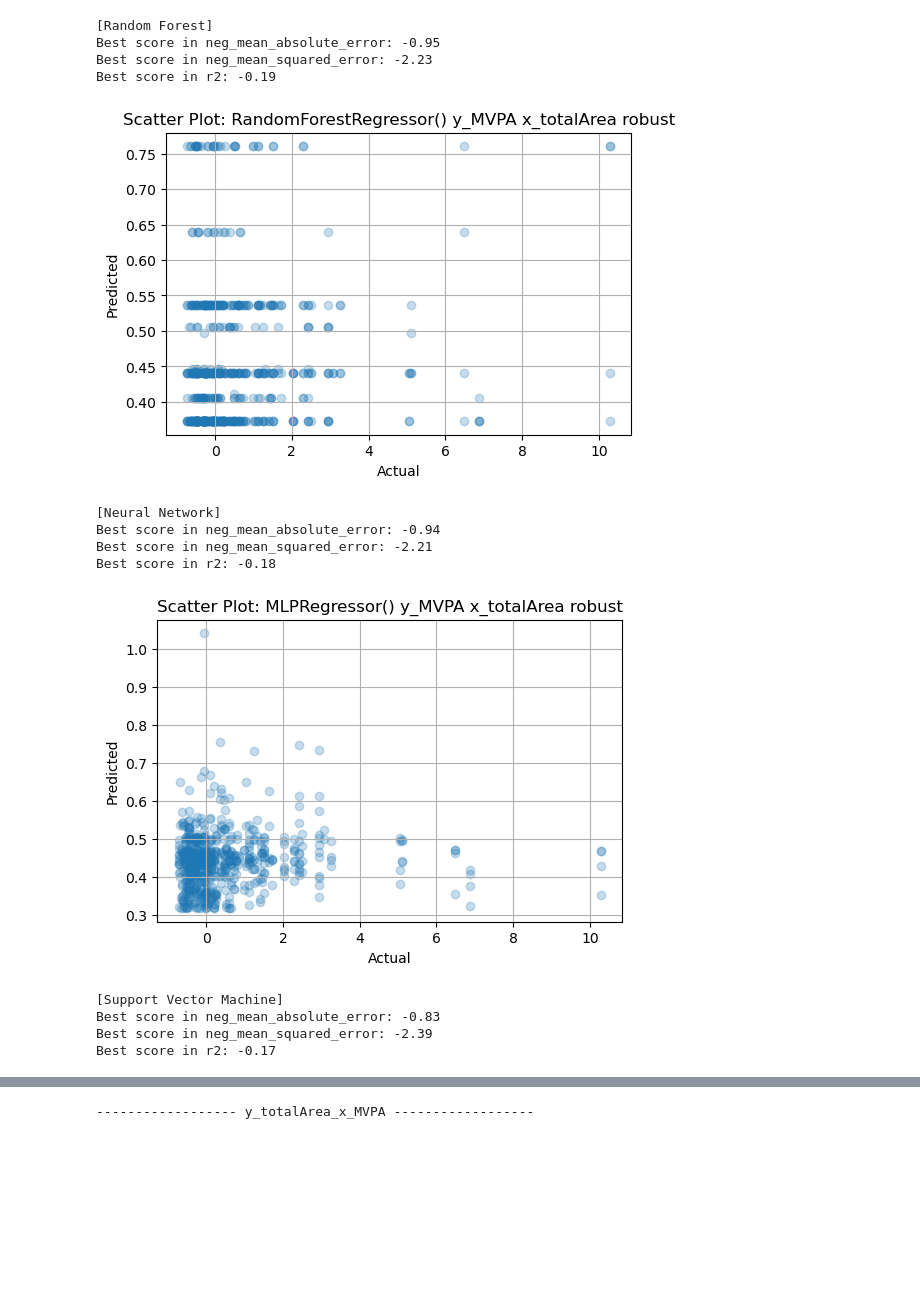
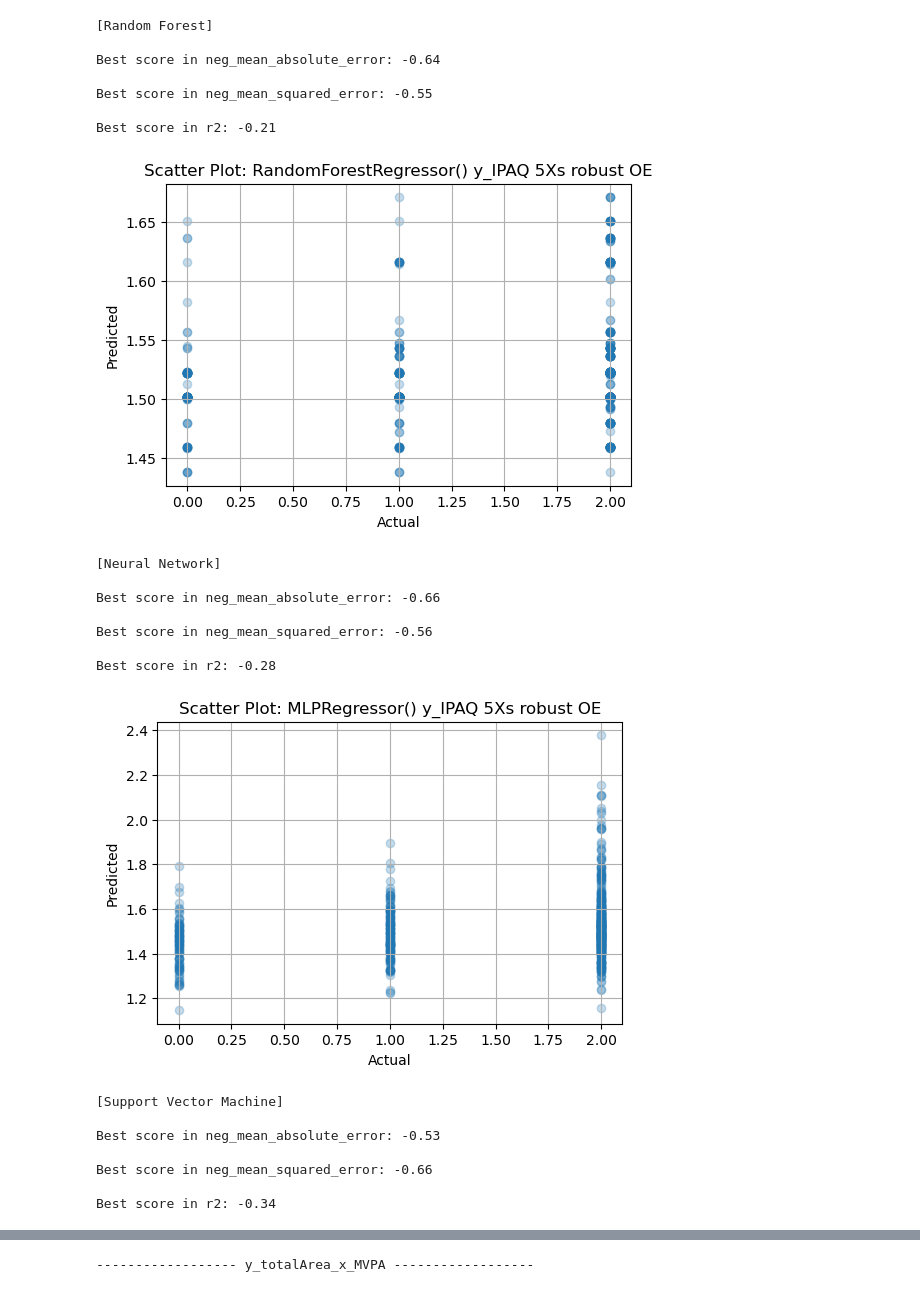
Before and after one commit to chengmeowz/project-posture, a Jupyter notebook: code/learning.ipynb, the cells around one changed output, grey strips where cells are left out. Saved outputs shown, nothing was run; the diff lists cells and outputs as text; code cells hidden in the pictures; blank space fills up the shorter version.

Commit message:
learning update_OE

```diff
--- a/code/learning.ipynb
+++ b/code/learning.ipynb
@@ -188,7 +188,7 @@ class learning(object):
             sorted(y)
 
             plt.figure(dpi=100)
-            plt.title("Scatter Plot: %s %s %s %s" %(self.algorithm(),i_,j_,k_))
+            plt.title("Scatter Plot: %s %s %s %s OE" %(self.algorithm(),i_,j_,k_))
             plt.scatter(x=y, y=yhat, alpha=0.25)
             plt.xlabel('Actual')
             plt.ylabel('Predicted')
@@ -197,7 +197,7 @@ class learning(object):
 #             plt.xlim(xmin=-0.5, xmax=1.5) #for smaller scale in x axis, aka cut the graph
 #             plt.ylim(ymin=-0.5, ymax=1.5) #for smaller scale in y axis, aka cut the graph
             plt.grid(True)
-            plt.savefig(path_project+self.savefile+'/scatter_%s_%s_%s_%s.png' %(self.algorithm(),i_,j_,k_))
+            plt.savefig(path_project+self.savefile+'/scatter_%s_%s_%s_%s_OE.png' %(self.algorithm(),i_,j_,k_))
             plt.show()
 
     '''
@@ -230,16 +230,16 @@ if __name__ == '__main__':
                 'rf': 'Random Forest',
                 'ab': 'AdaBoost',}
     rules = ['neg_mean_absolute_error', 'neg_mean_squared_error', 'r2'] # ['neg_mean_absolute_error', 'neg_mean_squared_error', 'r2']
-    scaler_lists = ['/standardScaler', '/minMaxScaler', '/robustScaler']
+    scaler_lists = ['/robustScaler'] #['/standardScaler', '/minMaxScaler', '/robustScaler']
 #     ns = '/noScaler'
 #     noScaler_lists = [ns+'/standardScaler', ns+'/minMaxScaler', ns+'/robustScaler']
 
     # y_IPAQ w/ 3 Scalers
     for scaler_list in scaler_lists:
-        txt = path_project + scaler_list + scaler_list + '.txt'
+        txt = path_project + scaler_list + scaler_list + '_OE5_r.txt'
         f1 = open(txt, 'a')
         loadfile = scaler_list + scaler_list + '.xlsx'
-        savefiles = [scaler_list+'/y_IPAQ_x_totalArea', scaler_list+'/y_IPAQ']
+        savefiles = [scaler_list+'/y_IPAQ']
 
         for savefile in savefiles:
             print("\n------ %s ------" %savefile)
@@ -256,25 +256,25 @@ if __name__ == '__main__':
 
         f1.close()
 
-    # y_totalArea
-    for scaler_list in scaler_lists:
-        txt = path_project + scaler_list + scaler_list + '_y_totalArea.txt'
-        f1 = open(txt, 'a')
-        loadfile = scaler_list + scaler_list + '.xlsx'
-        savefiles = [scaler_list+'/y_totalArea_x_MVPA', scaler_list+'/y_totalArea_x_IPAQ', scaler_list+'/y_totalArea']
+     # y_totalArea
+#     for scaler_list in scaler_lists:
+#         txt = path_project + scaler_list + scaler_list + '_y_totalArea.txt'
+#         f1 = open(txt, 'a')
+#         loadfile = scaler_list + scaler_list + '.xlsx'
+#         savefiles = [scaler_list+'/y_totalArea_x_MVPA', scaler_list+'/y_totalArea_x_IPAQ', scaler_list+'/y_totalArea']
 
-        for alg in algs:
-            model = alg_dict.get(alg)
-            print("\n------ %s ------" %model)
-            f1.write("\n------ %s ------" %model)
+#         for alg in algs:
+#             model = alg_dict.get(alg)
+#             print("\n------ %s ------" %model)
+#             f1.write("\n------ %s ------" %model)
 
-            for savefile in savefiles:
-                print("\n[%s]" %savefile)
-                f1.write("\n[%s]" %savefile)
+#             for savefile in savefiles:
+#                 print("\n[%s]" %savefile)
+#                 f1.write("\n[%s]" %savefile)
 
-                for rule in rules:
-                    test = learning(alg, rule, loadfile, savefile)
-                    test.gridSearchCV_eval()
+#                 for rule in rules:
+#                     test = learning(alg, rule, loadfile, savefile)
+#                     test.gridSearchCV_eval()
 
-        f1.close()
+#         f1.close()
 # %% [output]
@@ -298,14 +307,23 @@ Best score in r2: -0.28
 [Random Forest]
-Best score in neg_mean_absolute_error: -0.95
-Best score in neg_mean_squared_error: -2.23
-Best score in r2: -0.19
+
+Best score in neg_mean_absolute_error: -0.64
+
+Best score in neg_mean_squared_error: -0.55
+
+Best score in r2: -0.21
-[figure, old version]
+[figure, new version]
 [Neural Network]
-Best score in neg_mean_absolute_error: -0.94
-Best score in neg_mean_squared_error: -2.21
-Best score in r2: -0.18
+
+Best score in neg_mean_absolute_error: -0.66
+
+Best score in neg_mean_squared_error: -0.56
+
+Best score in r2: -0.28
-[figure, old version]
+[figure, new version]
 [Support Vector Machine]
-Best score in neg_mean_absolute_error: -0.83
-Best score in neg_mean_squared_error: -2.39
-Best score in r2: -0.17
+
+Best score in neg_mean_absolute_error: -0.53
+
+Best score in neg_mean_squared_error: -0.66
+
+Best score in r2: -0.34
```
Also changed, not shown: parts of 1 cell of this notebook, 42 other files.
